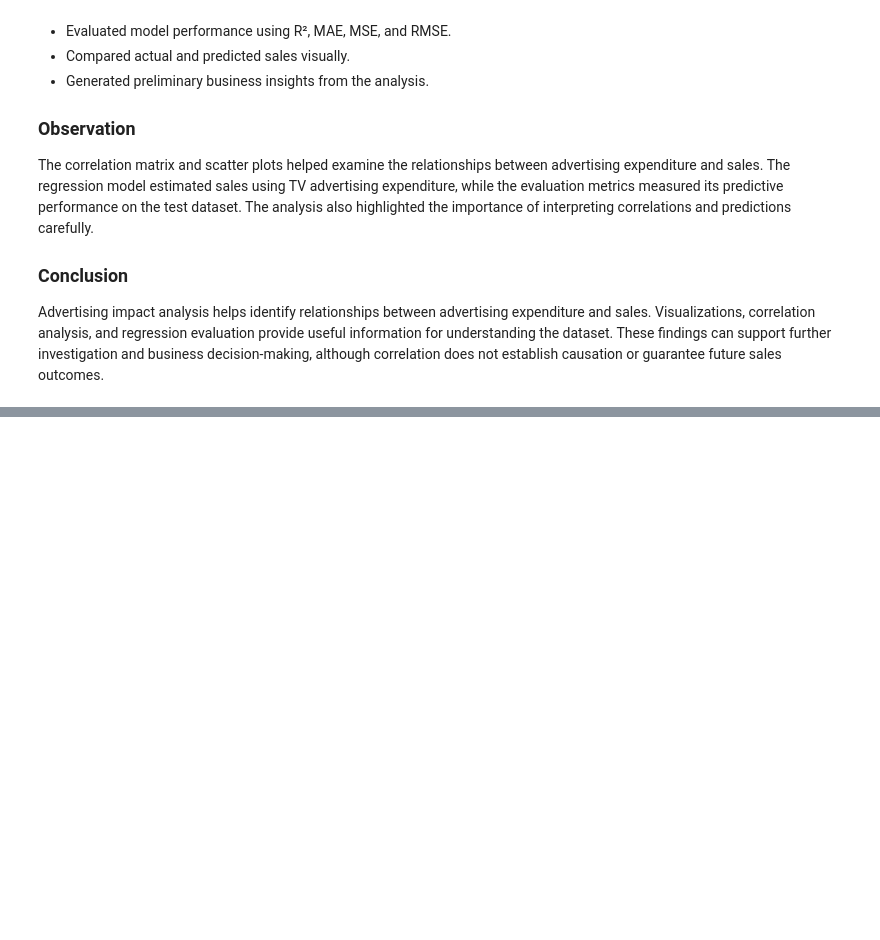
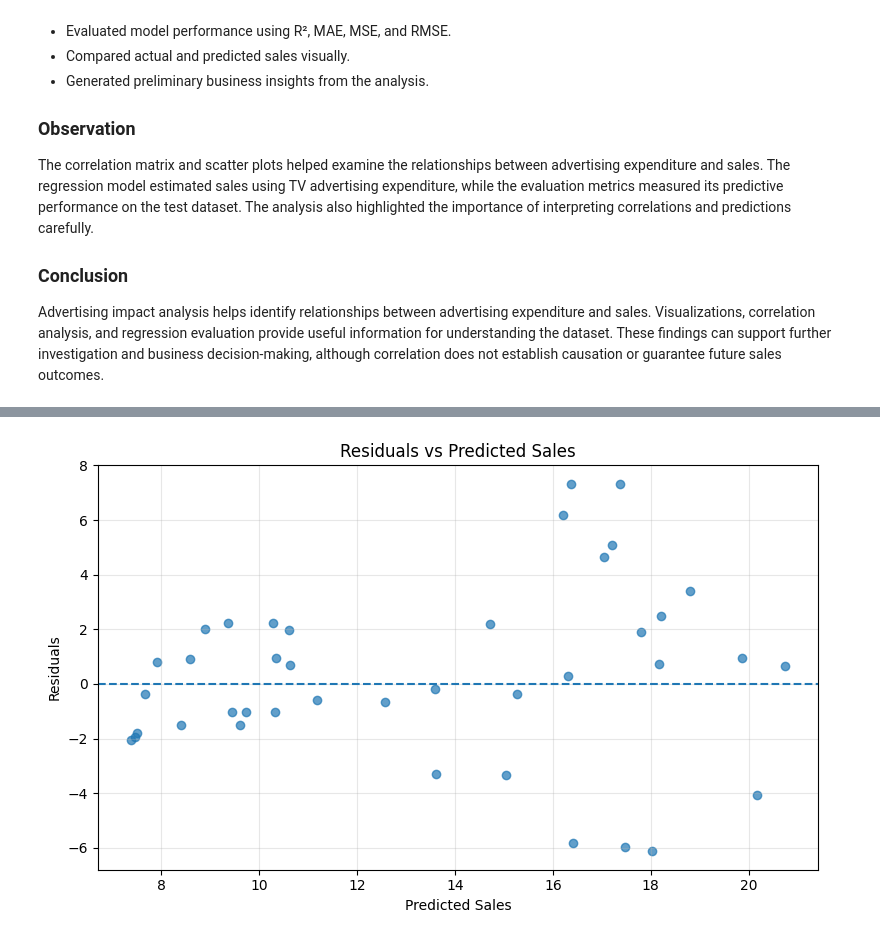
Before and after one commit to shreeshreeya69-crypto/simple-linear-regression-ybi, a Jupyter notebook: Simple_Linear_Regression_YBI.ipynb, the cells around one changed output, grey strips where cells are left out. Saved outputs shown, nothing was run; the diff lists cells and outputs as text; code cells hidden in the pictures; blank space fills up the shorter version.

Commit message:
Day 31 - Residual Analysis and Model Error Diagnostics

```diff
--- a/Simple_Linear_Regression_YBI.ipynb
+++ b/Simple_Linear_Regression_YBI.ipynb
@@ -4287,0 +4349,15 @@ Advertising impact analysis helps identify relationships between advertising exp
+# %%
+residuals = y_test.values - predictions
+
+residual_df = pd.DataFrame({
+    'Actual Sales': y_test.values,
+    'Predicted Sales': predictions,
+    'Residual': residuals,
+    'Absolute Residual': np.abs(residuals)
+})
+
+display(residual_df.head(10).round(3))
+
+print("\nMean Residual:", round(np.mean(residuals), 4))
+print("Mean Absolute Residual:", round(np.mean(np.abs(residuals)), 4))
+print("Maximum Absolute Residual:", round(np.max(np.abs(residuals)), 4))
@@ -4287,0 +4379,16 @@ Advertising impact analysis helps identify relationships between advertising exp
+# %%
+plt.figure(figsize=(8, 5))
+
+plt.scatter(predictions, residuals, alpha=0.7)
+
+plt.axhline(y=0, linestyle='--')
+
+plt.xlabel("Predicted Sales")
+plt.ylabel("Residuals")
+plt.title("Residuals vs Predicted Sales")
+
+plt.grid(alpha=0.3)
+plt.tight_layout()
+plt.show()
+# %% [output]
+[figure, added]
```
Also changed, not shown: parts of 10 cells of this notebook.
